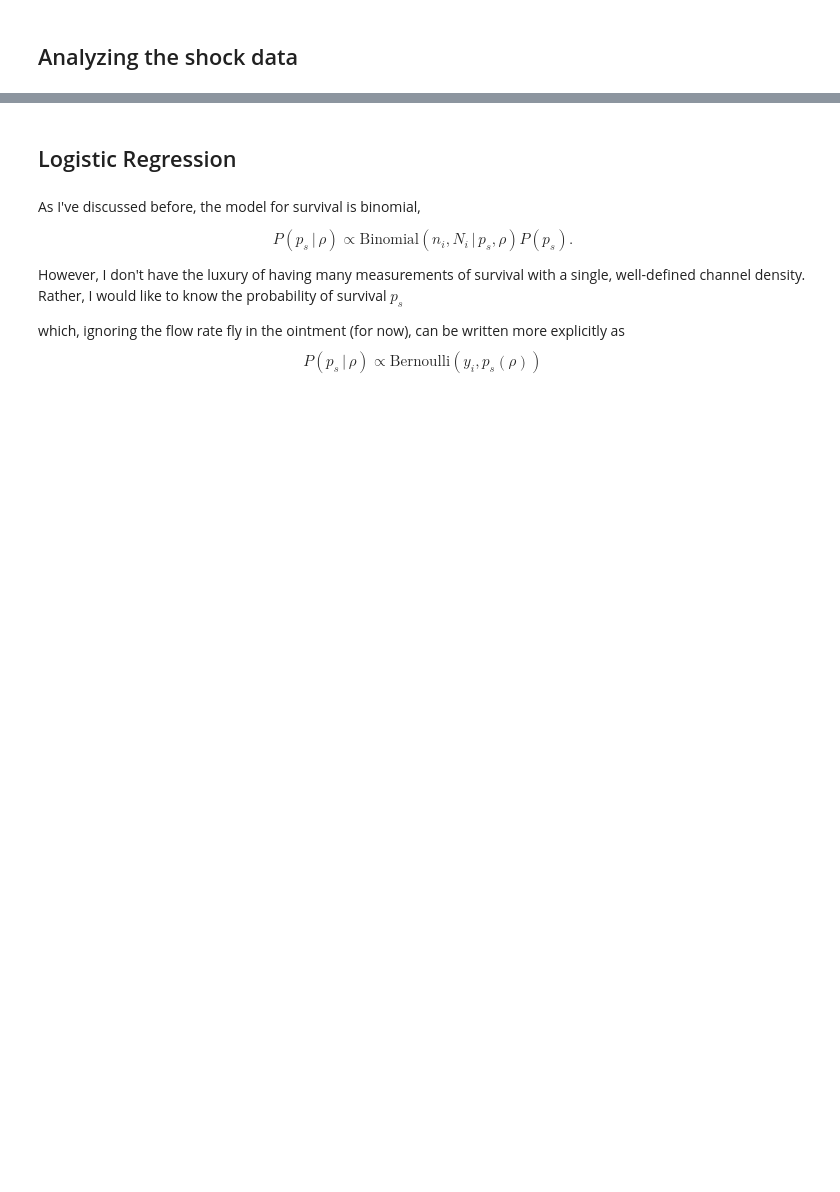
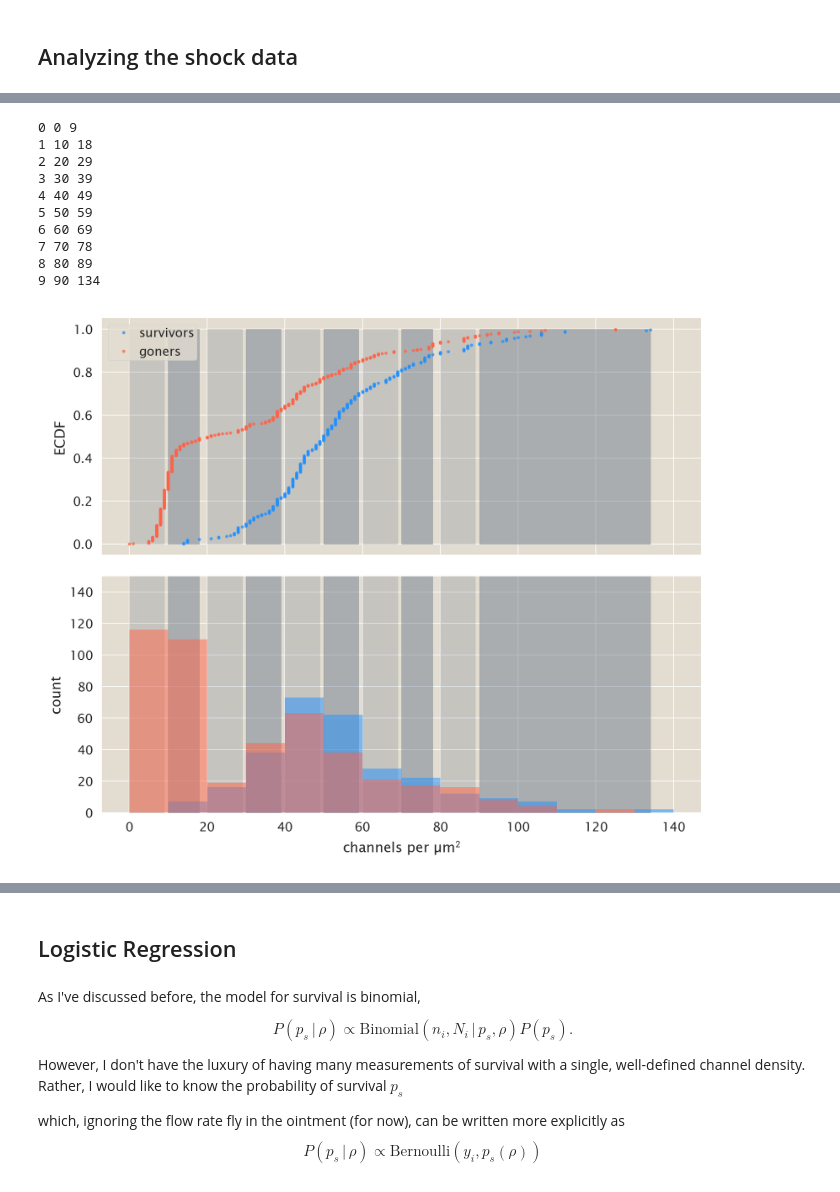
Before and after one commit to RPGroup-PBoC/mscl_survival, a Jupyter notebook: code/analysis.ipynb, the cells around one changed output, grey strips where cells are left out. Drawn from its saved outputs; the diff is of its cells as text; code cells hidden in the pictures; blank space fills up the shorter version.

```diff
--- a/code/analysis.ipynb
+++ b/code/analysis.ipynb
@@ -122,0 +198,8 @@ bokeh.io.export_svgs(obj=bokeh.layouts.gridplot([[p1], [p2]]), filename='../figs
+# %%
+# Include some information about the shock group.
+shock_data.loc[:, 'shock_group'] = 'all'
+
+# Bin the data in units of 10 channels per square micron.
+channel_bin = 10
+binned_data = mscl.density_binning(shock_data, channel_bin=channel_bin)
+binned_data.head()
@@ -122,0 +213,48 @@ bokeh.io.export_svgs(obj=bokeh.layouts.gridplot([[p1], [p2]]), filename='../figs
+# %%
+# Show the distribution plot as above, but with the bin numbers indicated.
+fig, ax = plt.subplots(2,1, figsize=(6, 5), sharex=True)
+ax[1].set_xlabel('channels per µm$^2$')
+ax[0].set_ylabel('ECDF')
+ax[1].set_ylabel('count')
+_ = ax[0].plot(surv_x, surv_y, 'o', markersize=2, color='dodgerblue', lw=2, alpha=0.75, label='survivors')
+_ = ax[0].plot(death_x, death_y, 'o', markersize=2, color='tomato', lw=2, alpha=0.75, label='goners')
+_ = ax[1].hist(shock_data[shock_data['survival']==True]['channel_density'], bins=bins,
+                   color='dodgerblue', histtype='stepfilled', alpha=0.5)
+_ = ax[1].hist(shock_data[shock_data['survival']==False]['channel_density'], bins=bins,
+                   histtype='stepfilled', color='tomato', alpha=0.5)
+
+# Shade the bins.
+binned_data.sort_values(by='channel_density', inplace=True)
+grouped = binned_data.groupby('bin_number')
+bins = np.arange(0, shock_data['channel_density'].max() + channel_bin, channel_bin)
+for g, d in grouped:
+    print(g, d['channel_density'].min(), d['channel_density'].max())
+    if g%2 == 0:
+         alpha=0.25
+    else:
+        alpha = 0.5
+    for i, a in enumerate(ax):
+        if i == 0:
+            top = 1
+        else:
+             top = 150
+        y = np.linspace(0, top, 500)
+        a.fill_betweenx(y, d['channel_density'].min(), d['channel_density'].max(), color='slategray', alpha=alpha)
+_legend = ax[0].legend(loc='upper left')
+
+ax[1].set_ylim([0, 150])
+plt.tight_layout()
+# plt.savefig('../figs/analysis/survival_density_distribution.pdf', bbox_inches='tight',
+#            dpi=200)
+# %% [output]
+0 0 9
+1 10 18
+2 20 29
+3 30 39
+4 40 49
+5 50 59
+6 60 69
+7 70 78
+8 80 89
+9 90 134
+[figure, added]
```
Also changed, not shown: parts of 15 cells of this notebook, 1 other file.
